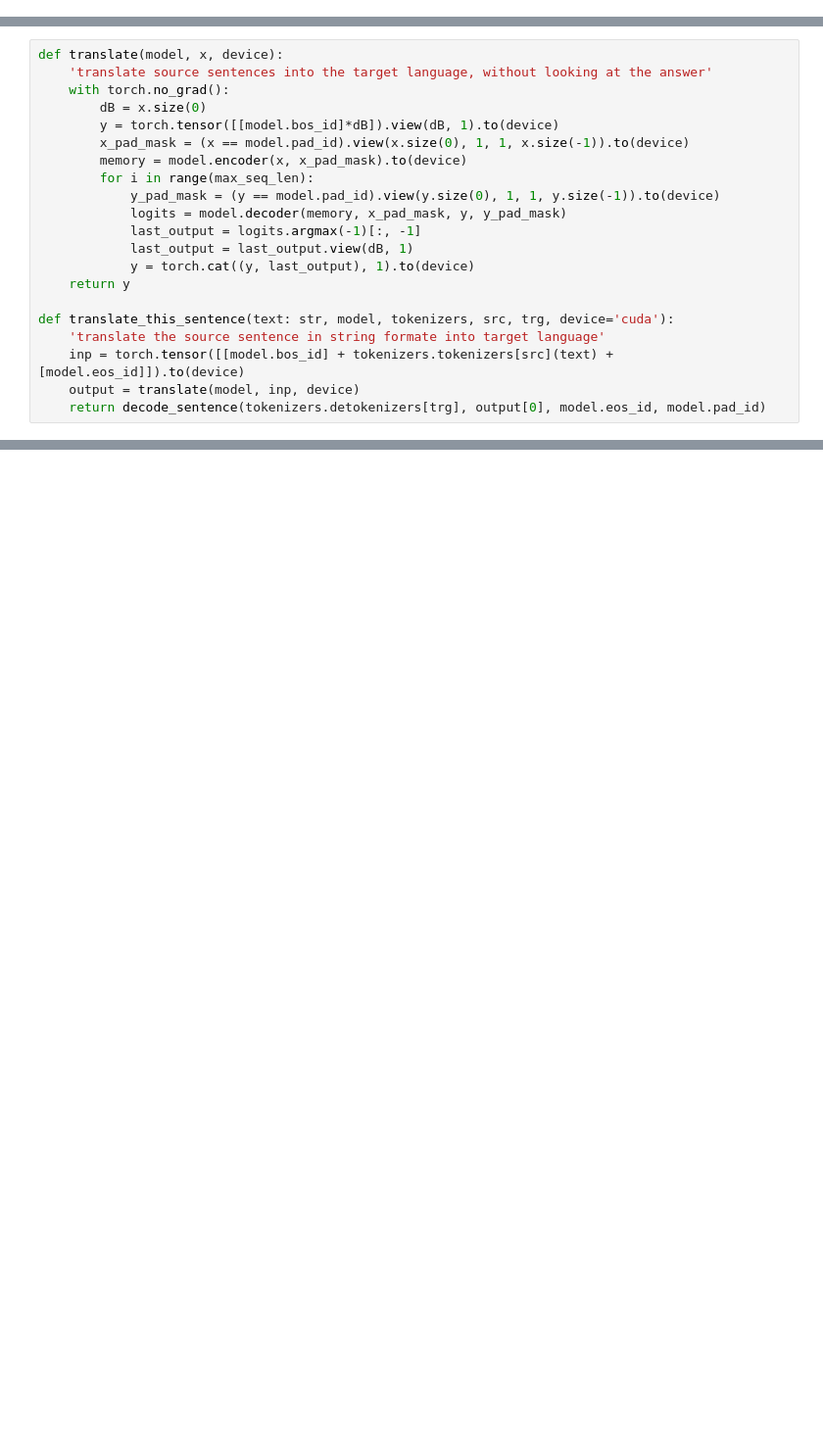
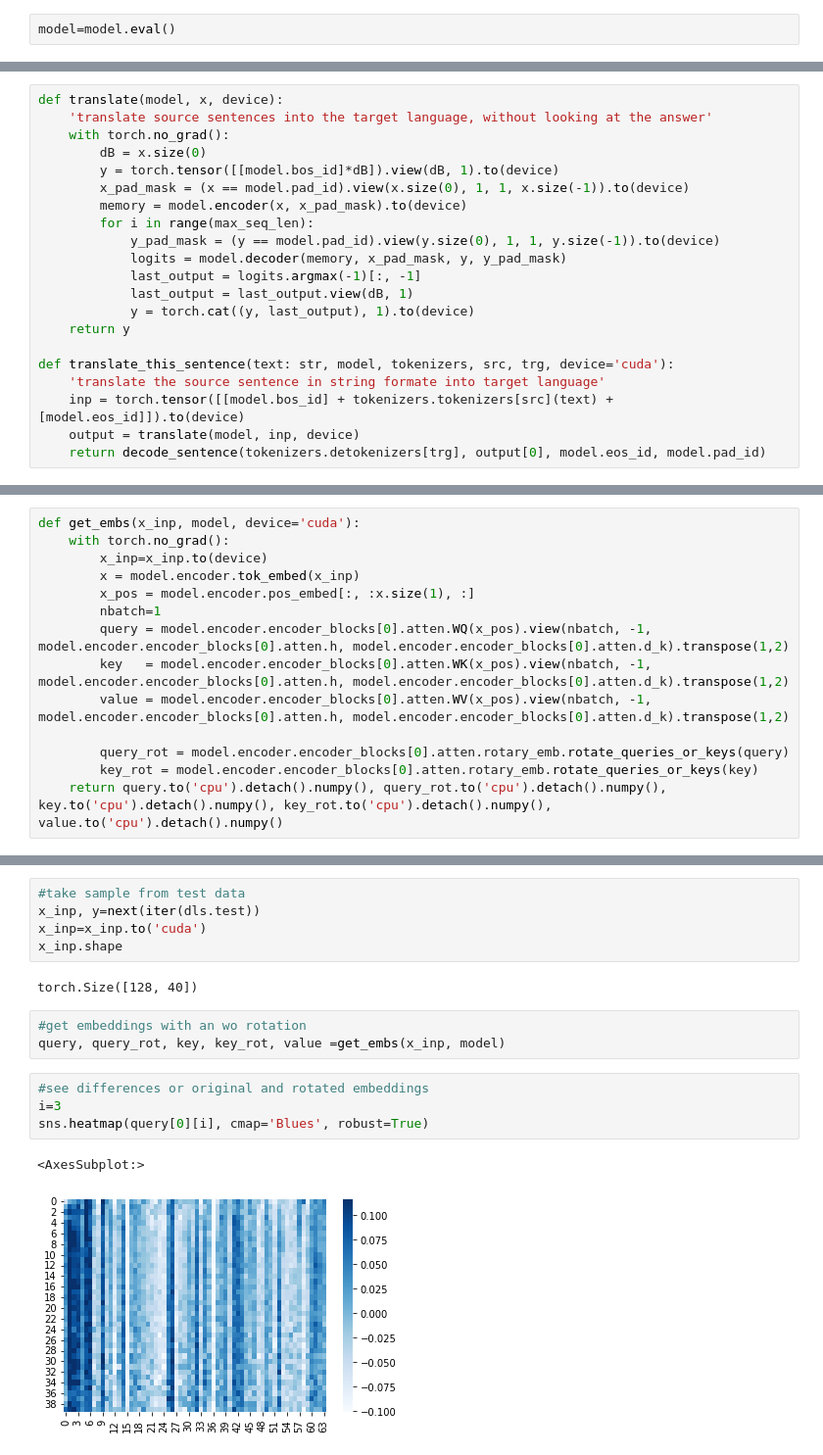
Before and after one commit to RRisto/learning, a Jupyter notebook: nn_learn/rotary_embedding/transformer_ger_to_eng_callbacks.ipynb, the cells around one changed output, grey strips where cells are left out. Shown at 98% size. Cells and saved outputs as stored; diff of their text form; blank space fills up the shorter version.

```diff
--- a/nn_learn/rotary_embedding/transformer_ger_to_eng_callbacks.ipynb
+++ b/nn_learn/rotary_embedding/transformer_ger_to_eng_callbacks.ipynb
@@ -788,5 +779,7 @@ learner.fit(N_epochs, valid=True)
 # %% [markdown]
 ## Evaluate model scores
+# %%
+model=model.eval()
 # %%
 def translate(model, x, pad_id, device='cuda'):
     'translate source sentences into the target language, without looking at the answer'
@@ -925,0 +941,14 @@ translate_this_sentence("Eine Gruppe von Menschen steht vor einem Iglu.", model,
+# %%
+def get_embs(x_inp, model, device='cuda'):
+    with torch.no_grad():
+        x_inp=x_inp.to(device)
+        x = model.encoder.tok_embed(x_inp)
+        x_pos = model.encoder.pos_embed[:, :x.size(1), :]
+        nbatch=1
+        query = model.encoder.encoder_blocks[0].atten.WQ(x_pos).view(nbatch, -1, model.encoder.encoder_blocks[0].atten.h, model.encoder.encoder_blocks[0].atten.d_k).transpose(1,2)
+        key   = model.encoder.encoder_blocks[0].atten.WK(x_pos).view(nbatch, -1, model.encoder.encoder_blocks[0].atten.h, model.encoder.encoder_blocks[0].atten.d_k).transpose(1,2)
+        value = model.encoder.encoder_blocks[0].atten.WV(x_pos).view(nbatch, -1, model.encoder.encoder_blocks[0].atten.h, model.encoder.encoder_blocks[0].atten.d_k).transpose(1,2)
+
+        query_rot = model.encoder.encoder_blocks[0].atten.rotary_emb.rotate_queries_or_keys(query)
+        key_rot = model.encoder.encoder_blocks[0].atten.rotary_emb.rotate_queries_or_keys(key)
+    return query.to('cpu').detach().numpy(), query_rot.to('cpu').detach().numpy(), key.to('cpu').detach().numpy(), key_rot.to('cpu').detach().numpy(), value.to('cpu').detach().numpy()
@@ -925,0 +979,17 @@ translate_this_sentence("Eine Gruppe von Menschen steht vor einem Iglu.", model,
+# %%
+#take sample from test data
+x_inp, y=next(iter(dls.test))
+x_inp=x_inp.to('cuda')
+x_inp.shape
+# %% [output]
+torch.Size([128, 40])
+# %%
+#get embeddings with an wo rotation
+query, query_rot, key, key_rot, value =get_embs(x_inp, model)
+# %%
+#see differences or original and rotated embeddings
+i=3
+sns.heatmap(query[0][i], cmap='Blues', robust=True)
+# %% [output]
+<AxesSubplot:>
+[figure, added]
```
Also changed, not shown: parts of 56 cells of this notebook.
